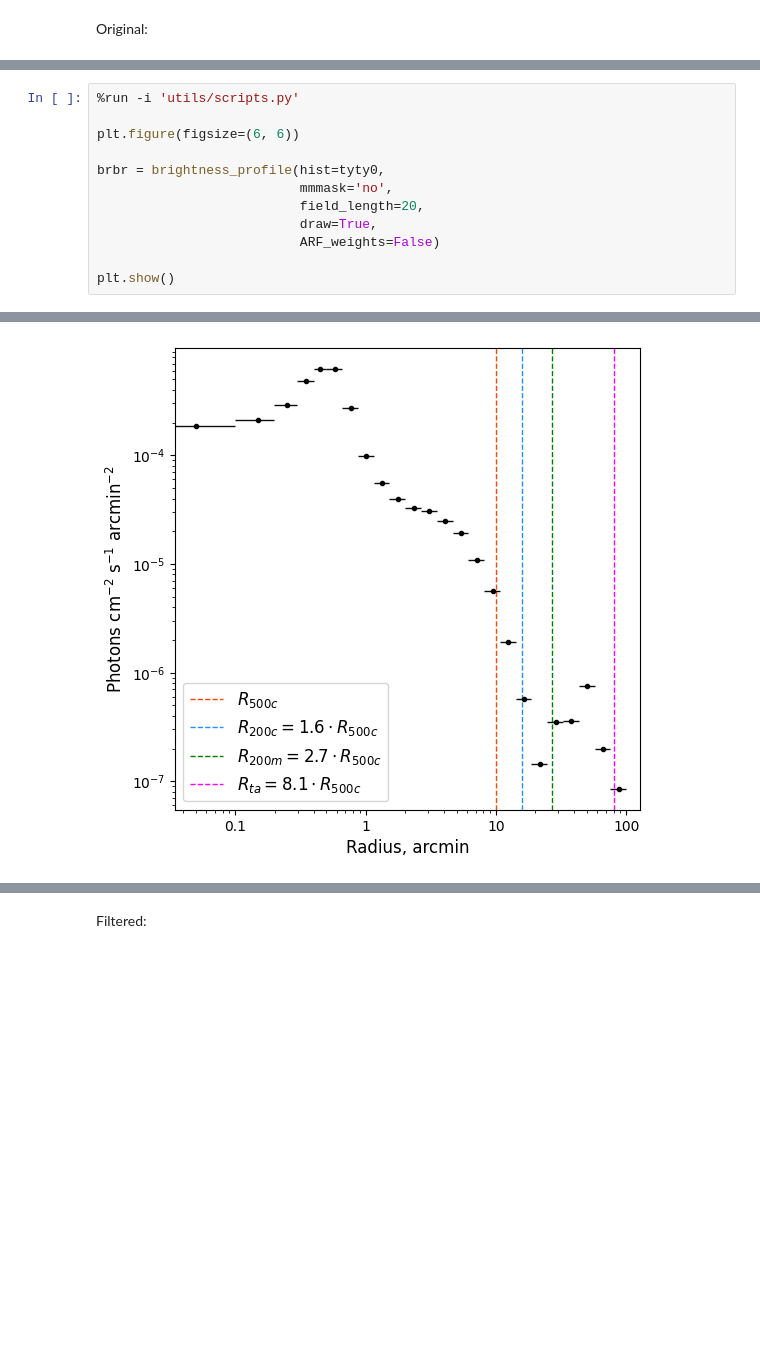
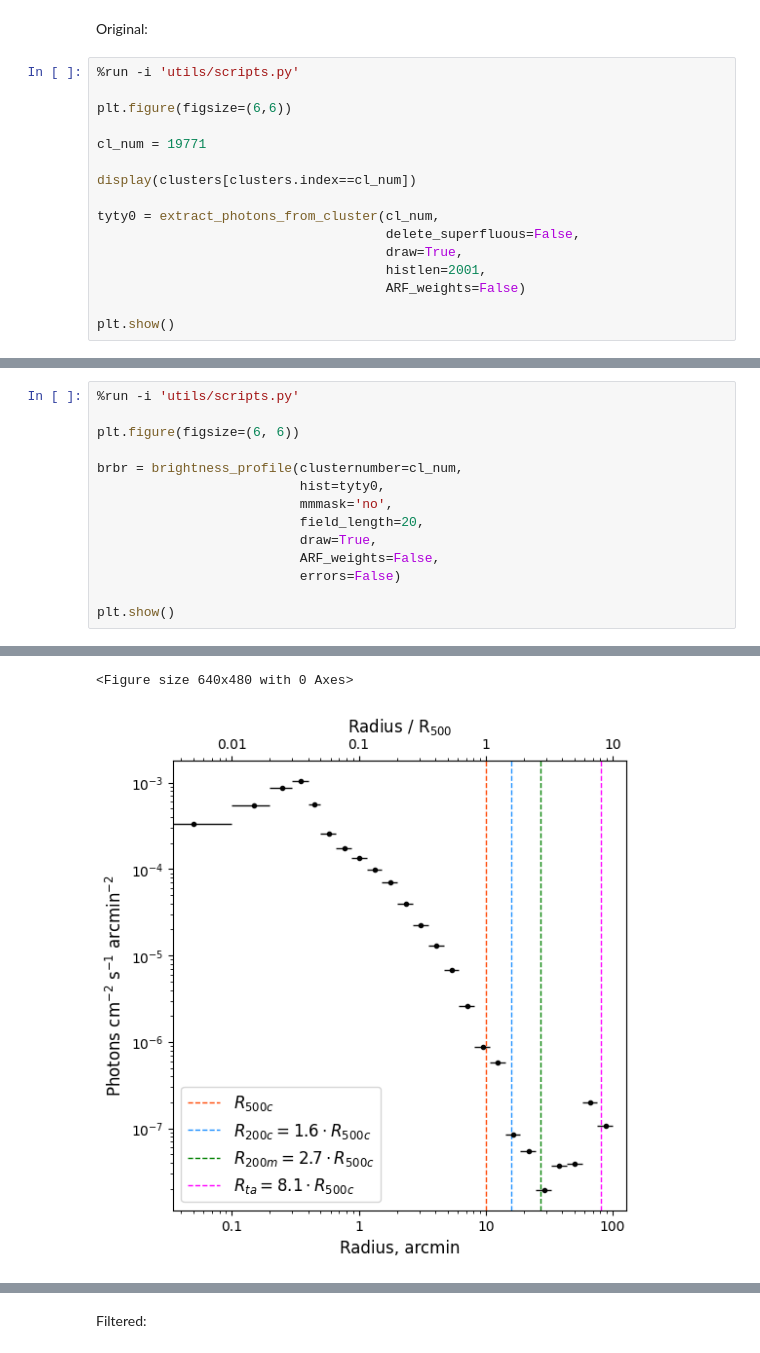
Before and after one commit to pi4imu/stacking, a Jupyter notebook: stacking_new.ipynb, the cells around one changed output, grey strips where cells are left out. Drawn from its saved outputs; the diff is of its cells as text; blank space fills up the shorter version.

```diff
--- a/stacking_new.ipynb
+++ b/stacking_new.ipynb
@@ -310,2 +303,18 @@ plt.show()
 # %% [markdown]
 Original:
+# %%
+%run -i 'utils/scripts.py'
+
+plt.figure(figsize=(6,6))
+
+cl_num = 19771
+
+display(clusters[clusters.index==cl_num])
+
+tyty0 = extract_photons_from_cluster(cl_num,
+                                     delete_superfluous=False,
+                                     draw=True,
+                                     histlen=2001,
+                                     ARF_weights=False)
+
+plt.show()
@@ -314,11 +328,13 @@ Original:
 
 plt.figure(figsize=(6, 6))
 
-brbr = brightness_profile(hist=tyty0,
+brbr = brightness_profile(clusternumber=cl_num,
+                          hist=tyty0,
                           mmmask='no',
                           field_length=20,
                           draw=True,
-                          ARF_weights=False)
+                          ARF_weights=False,
+                          errors=False)
 
 plt.show()
 # %% [output]
@@ -326 +344,2 @@ plt.show()
+<Figure size 640x480 with 0 Axes>
-[figure, old version]
+[figure, new version]
```
Also changed, not shown: parts of 53 cells of this notebook, 12 other files.
